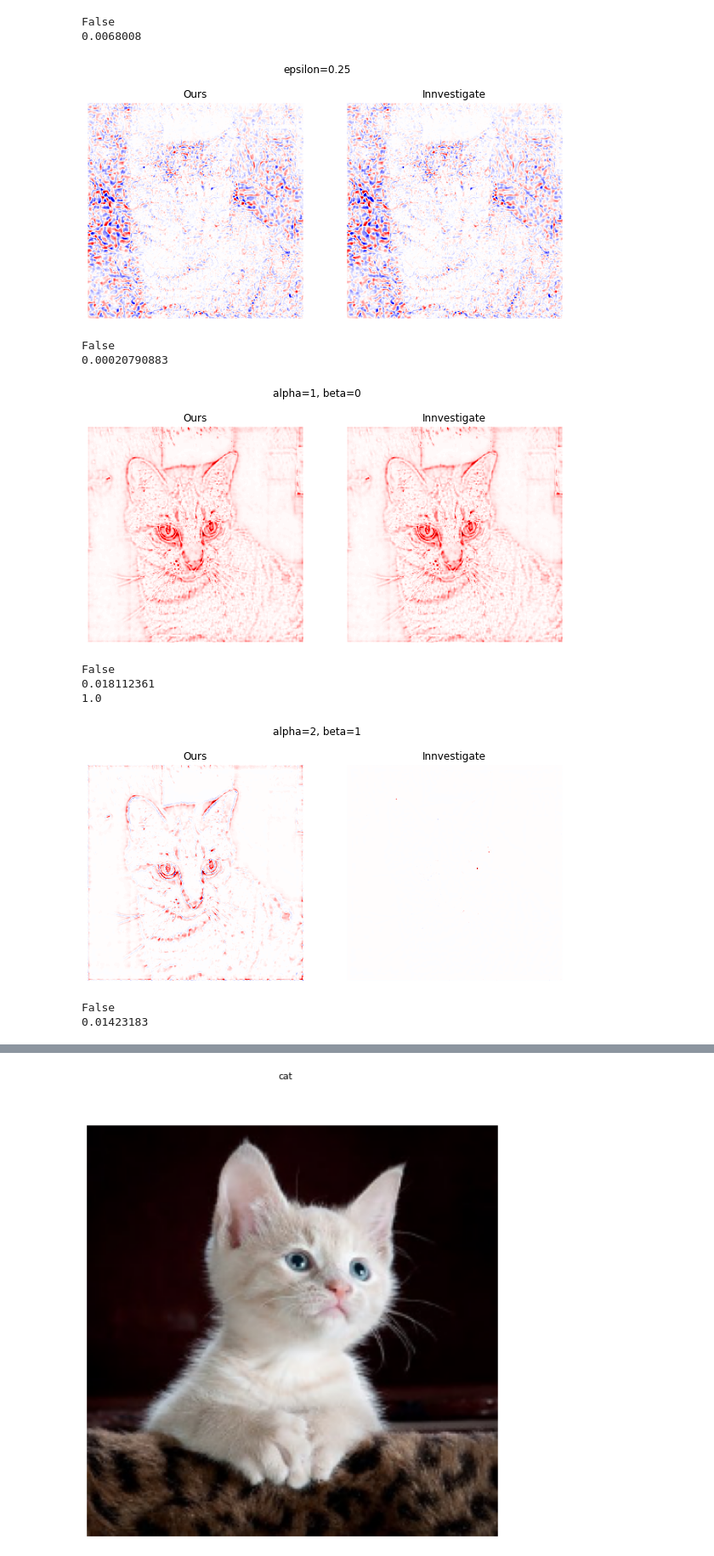
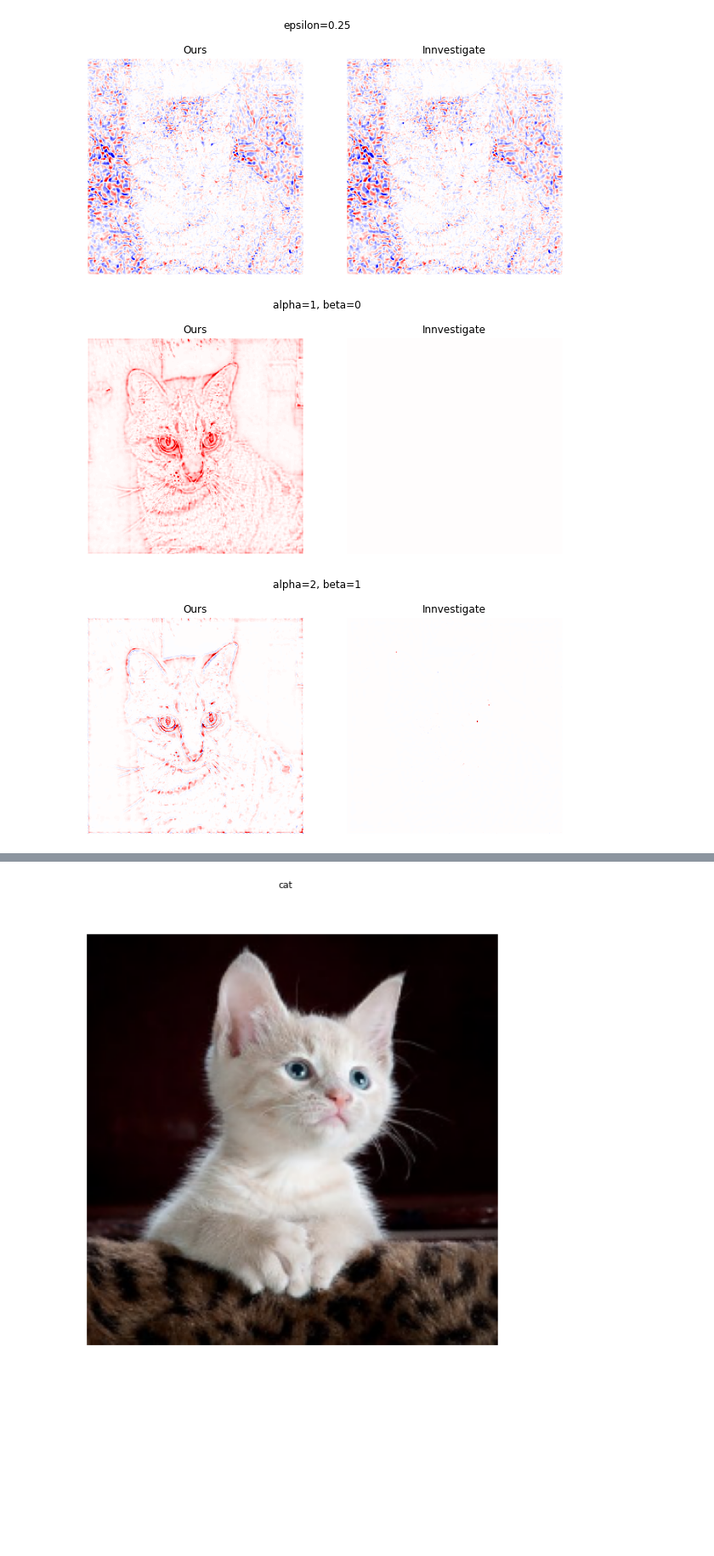
Before and after one commit to estenhl/keras-explainability, a Jupyter notebook: notebooks/Explain 2D VGG predictions.ipynb, the cells around one changed output, grey strips where cells are left out. Shown at 85% size. Saved outputs shown, nothing was run; the diff lists cells and outputs as text; code cells hidden in the pictures; blank space fills up the shorter version.

Commit message:
Added some innvestigate examples for comparison

```diff
--- a/notebooks/Explain 2D VGG predictions.ipynb
+++ b/notebooks/Explain 2D VGG predictions.ipynb
@@ -1,4 +1,5 @@
 # %%
+import os
 import matplotlib.pyplot as plt
 import numpy as np
 
@@ -9,24 +10,23 @@ from skimage.transform import resize
 from explainability import LRP, LRPStrategy
 
 
-model = VGG19(weights='/home/esten/.keras/models/vgg19_weights_tf_dim_ordering_tf_kernels.h5')
+data = os.path.join(os.pardir, 'tests', 'data')
+model = VGG19(weights='imagenet')
 
-image = np.load('/home/esten/preprocessed_cat.npy')
-original_image = np.load('/home/esten/original_cat.npy')
+image = np.load(os.path.join(data, 'preprocessed_cat.npy'))
+original_image = np.load(os.path.join(data, 'original_cat.npy'))
 
 predictions = model.predict(np.expand_dims(image, 0))
-print(decode_predictions(predictions))
+print(f'Predictions: {decode_predictions(predictions, 5)}')
 
 lrp = LRP(model, layer=len(model.layers) - 1, idx=281, epsilon=1e-15)
 explanations = lrp(np.expand_dims(image, 0))
 explanations = np.sum(explanations, axis=-1)
 explanations = explanations / np.amax(np.abs(explanations))
 
-innvestigate = np.load('/home/esten/cat_explanations_none.npy')
+innvestigate = np.load(os.path.join(data, 'cat_explanations_none.npy'))
 innvestigate = np.sum(innvestigate, axis=-1)
 innvestigate = innvestigate / np.amax(np.abs(innvestigate))
-print(np.array_equal(explanations[0], innvestigate))
-print(np.mean(np.abs(explanations[0] - innvestigate)))
 
 fig, ax = plt.subplots(1, 2, figsize=(10, 5))
 fig.suptitle('Epsilon=1e-15')
@@ -44,11 +44,9 @@ explanations = lrp(np.expand_dims(image, 0))
 explanations = np.sum(explanations, axis=-1)
 explanations = explanations / np.amax(np.abs(explanations))
 
-innvestigate = np.load('/home/esten/cat_explanations_eps.npy')
+innvestigate = np.load(os.path.join(data, 'cat_explanations_eps.npy'))
 innvestigate = np.sum(innvestigate, axis=-1)
 innvestigate = innvestigate / np.amax(np.abs(innvestigate))
-print(np.array_equal(explanations[0], innvestigate))
-print(np.mean(np.abs(explanations[0] - innvestigate)))
 
 fig, ax = plt.subplots(1, 2, figsize=(10, 5))
 fig.suptitle('epsilon=0.25')
@@ -66,11 +64,8 @@ explanations = lrp(np.expand_dims(image, 0))
 explanations = np.sum(explanations, axis=-1)
 explanations = explanations / np.amax(np.abs(explanations))
 
-innvestigate = np.load('/home/esten/cat_explanations_a1b0.npy')
+innvestigate = np.load(os.path.join(data, 'cat_explanations_a1b0.npy'))
 innvestigate = np.sum(innvestigate, axis=-1)
-innvestigate = innvestigate / np.amax(np.abs(innvestigate))
-print(np.array_equal(explanations[0], innvestigate))
-print(np.mean(np.abs(explanations[0] - innvestigate)))
 
 fig, ax = plt.subplots(1, 2, figsize=(10, 5))
 fig.suptitle('alpha=1, beta=0')
@@ -88,12 +83,9 @@ explanations = lrp(np.expand_dims(image, 0))
 explanations = np.sum(explanations, axis=-1)
 explanations = explanations / np.amax(np.abs(explanations))
 
-innvestigate = np.load('/home/esten/cat_explanations_a2b1.npy')
+innvestigate = np.load(os.path.join(data, 'cat_explanations_a2b1.npy'))
 innvestigate = np.sum(innvestigate, axis=-1)
 innvestigate = innvestigate / np.amax(np.abs(innvestigate))
-print(np.array_equal(explanations[0], innvestigate))
-print(np.mean(np.abs(explanations[0] - innvestigate)))
-print(np.amax(innvestigate))
 
 fig, ax = plt.subplots(1, 2, figsize=(10, 5))
 fig.suptitle('alpha=2, beta=1')
@@ -138,11 +130,9 @@ explanations = lrp(np.expand_dims(image, 0) + np.amin(image))
 explanations = np.sum(explanations, axis=-1)
 explanations = explanations / np.amax(np.abs(explanations))
 
-innvestigate = np.load('/home/esten/cat_explanations_best.npy')
+innvestigate = np.load(os.path.join(data, 'cat_explanations_best.npy'))
 innvestigate = np.sum(innvestigate, axis=-1)
 innvestigate = innvestigate / np.amax(np.abs(innvestigate))
-print(np.array_equal(explanations[0], innvestigate))
-print(np.mean(np.abs(explanations[0] - innvestigate)))
 
 fig, ax = plt.subplots(1, 3, figsize=(15, 5))
 fig.suptitle('Best')
@@ -164,16 +152,7 @@ False
 [figure]
-False
-0.0068008
 [figure]
-False
-0.00020790883
-[figure, old version]
+[figure, new version]
-False
-0.018112361
-1.0
 [figure]
-False
-0.01423183
 [figure]
 # %%
 import requests
```
Also changed, not shown: parts of 2 cells of this notebook, 16 other files.
